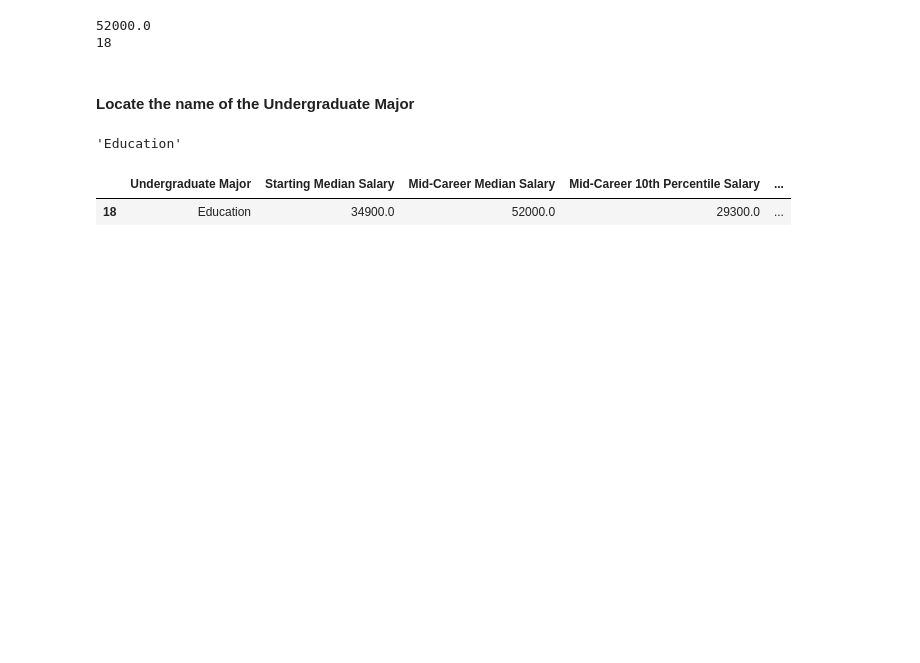
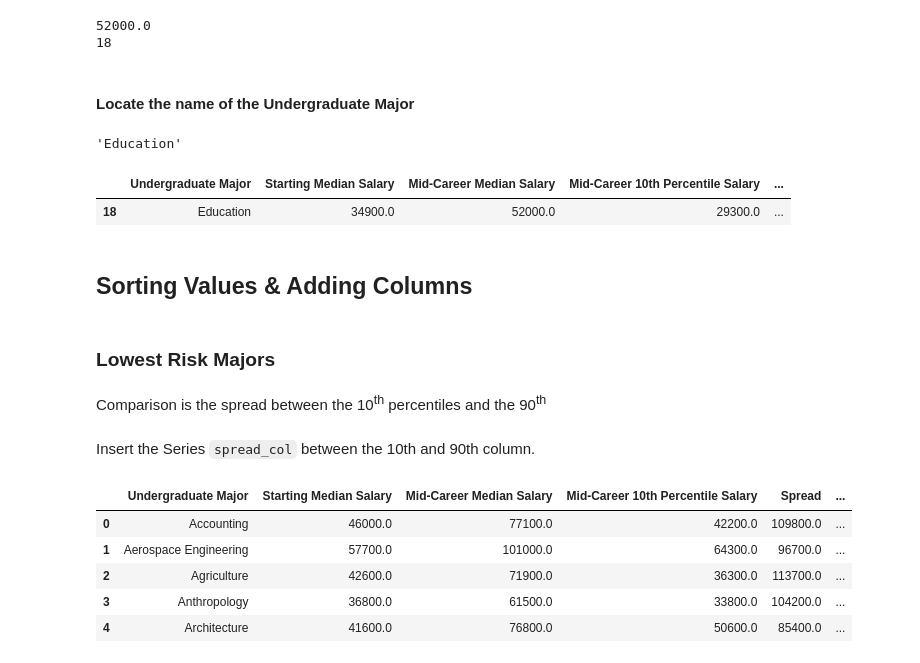
Before and after one commit to Zamir29/100-days-of-Python, a Jupyter notebook: day_72/main.ipynb, the cells around one changed output. Drawn from its saved outputs; the diff is of its cells as text; code cells hidden in the pictures; blank space fills up the shorter version.

Commit message:
(day_72): Implement Sorting and Adding New columns

```diff
--- a/day_72/main.ipynb
+++ b/day_72/main.ipynb
@@ -174,3 +175,23 @@ clean_df.loc[[min_salary_mid]]
 # %% [output]
 |  | Undergraduate Major | Starting Median Salary | Mid-Career Median Salary | Mid-Career 10th Percentile Salary | ... |
 | 18 | Education | 34900.0 | 52000.0 | 29300.0 | ... |
+# %% [markdown]
+## Sorting Values & Adding Columns
+# %% [markdown]
+### Lowest Risk Majors
+# %% [markdown]
+Comparison is the spread between the 10<sup>th</sup> percentiles and the 90<sup>th</sup>
+# %%
+spread_col = abs(clean_df['Mid-Career 10th Percentile Salary'] - clean_df['Mid-Career 90th Percentile Salary'])
+# %% [markdown]
+Insert the Series `spread_col` between the 10th and 90th column.
+# %%
+clean_df.insert(4, "Spread", spread_col)
+clean_df.head()
+# %% [output]
+|  | Undergraduate Major | Starting Median Salary | Mid-Career Median Salary | Mid-Career 10th Percentile Salary | Spread | ... |
+| 0 | Accounting | 46000.0 | 77100.0 | 42200.0 | 109800.0 | ... |
+| 1 | Aerospace Engineering | 57700.0 | 101000.0 | 64300.0 | 96700.0 | ... |
+| 2 | Agriculture | 42600.0 | 71900.0 | 36300.0 | 113700.0 | ... |
+| 3 | Anthropology | 36800.0 | 61500.0 | 33800.0 | 104200.0 | ... |
+| 4 | Architecture | 41600.0 | 76800.0 | 50600.0 | 85400.0 | ... |
```
Also changed, not shown: parts of 12 cells of this notebook.
